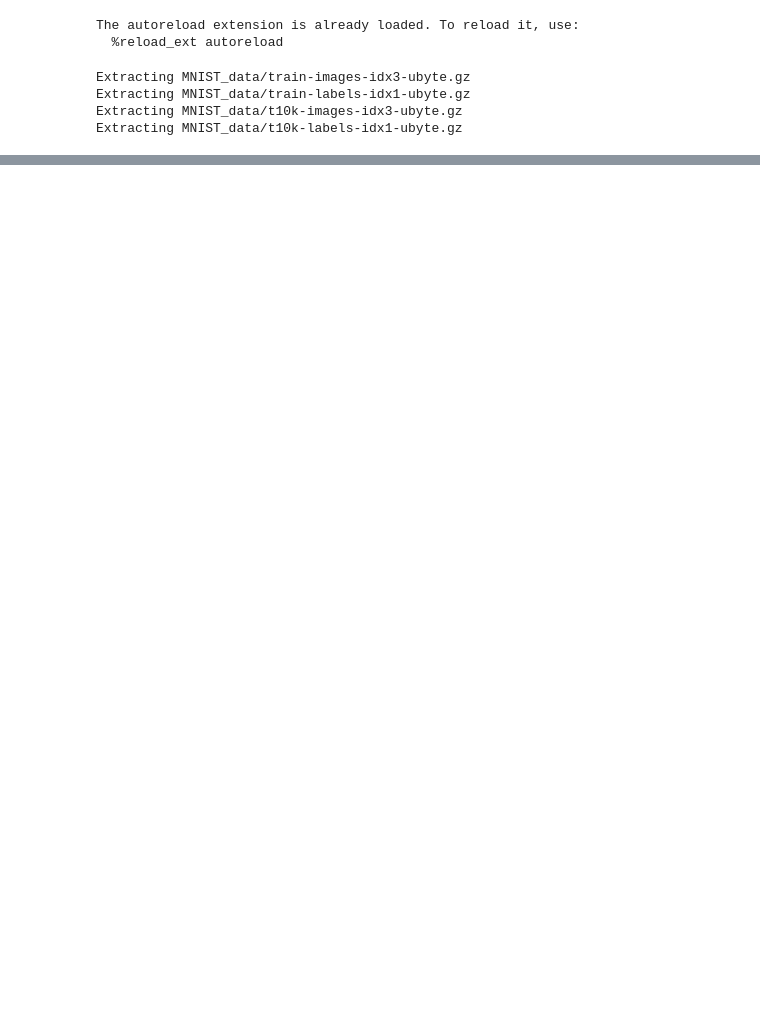
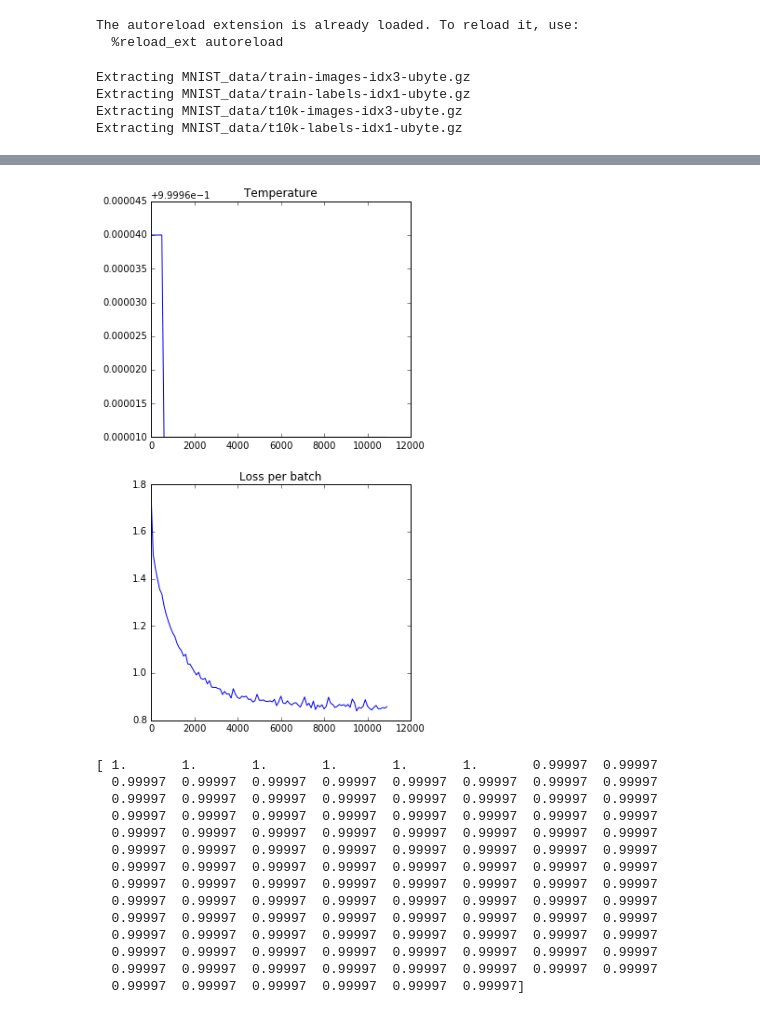
Before and after one commit to Jianbo-Lab/deep-learning-project, a Jupyter notebook: notebook/SSL_Gumbel.ipynb, the cells around one changed output, grey strips where cells are left out. Cells and saved outputs as stored; diff of their text form; code cells hidden in the pictures; blank space fills up the shorter version.

```diff
--- a/notebook/SSL_Gumbel.ipynb
+++ b/notebook/SSL_Gumbel.ipynb
@@ -62,7 +62,7 @@ build_decoder = SSL_Decoder()
 # %%
 sess = tf.InteractiveSession()
 model = SSL_Gumbel(sess, build_encoder1, build_encoder2, build_decoder, labeled, unlabeled,
-                  num_epochs=10, learning_rate = 1e-3, lr_decay=1.)
+                  num_epochs=10, learning_rate = 1e-3, lr_decay=1., alpha=1.)
 # %%
 model.train()
 # %% [output]
@@ -79,3 +79,31 @@ Epoch 10 loss: 4705.43857771
+# %%
+log = model.log
+log = np.array(log).T
+plt.figure(figsize=(5,10))
+plt.subplot(2,1,1)
+plt.plot(log[0,], log[1,])
+plt.title('Temperature')
+plt.subplot(2,1,2)
+plt.plot(log[0,], log[2,])
+plt.title('Loss per batch')
+plt.show()
+print log[1,]
+# %% [output]
+[figure, added]
+[ 1.       1.       1.       1.       1.       1.       0.99997  0.99997
+  0.99997  0.99997  0.99997  0.99997  0.99997  0.99997  0.99997  0.99997
+  0.99997  0.99997  0.99997  0.99997  0.99997  0.99997  0.99997  0.99997
+  0.99997  0.99997  0.99997  0.99997  0.99997  0.99997  0.99997  0.99997
+  0.99997  0.99997  0.99997  0.99997  0.99997  0.99997  0.99997  0.99997
+  0.99997  0.99997  0.99997  0.99997  0.99997  0.99997  0.99997  0.99997
+  0.99997  0.99997  0.99997  0.99997  0.99997  0.99997  0.99997  0.99997
+  0.99997  0.99997  0.99997  0.99997  0.99997  0.99997  0.99997  0.99997
+  0.99997  0.99997  0.99997  0.99997  0.99997  0.99997  0.99997  0.99997
+  0.99997  0.99997  0.99997  0.99997  0.99997  0.99997  0.99997  0.99997
+  0.99997  0.99997  0.99997  0.99997  0.99997  0.99997  0.99997  0.99997
+  0.99997  0.99997  0.99997  0.99997  0.99997  0.99997  0.99997  0.99997
+  0.99997  0.99997  0.99997  0.99997  0.99997  0.99997  0.99997  0.99997
+  0.99997  0.99997  0.99997  0.99997  0.99997  0.99997]
 # %%
 #Load
 """
```
Also changed, not shown: parts of 6 cells of this notebook, 5 other files.
